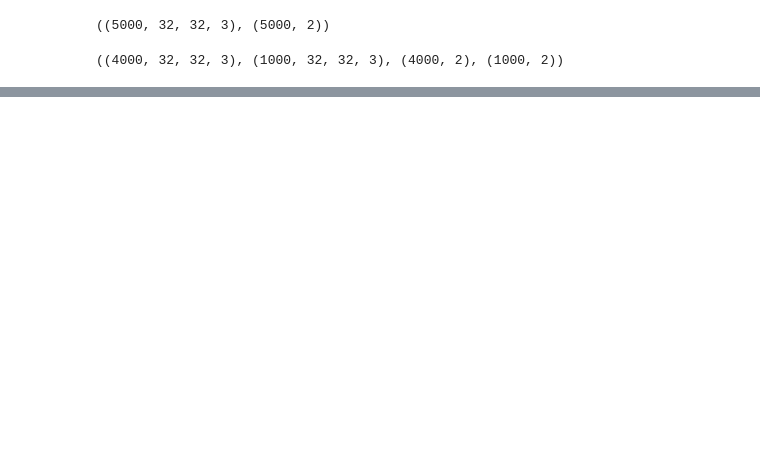
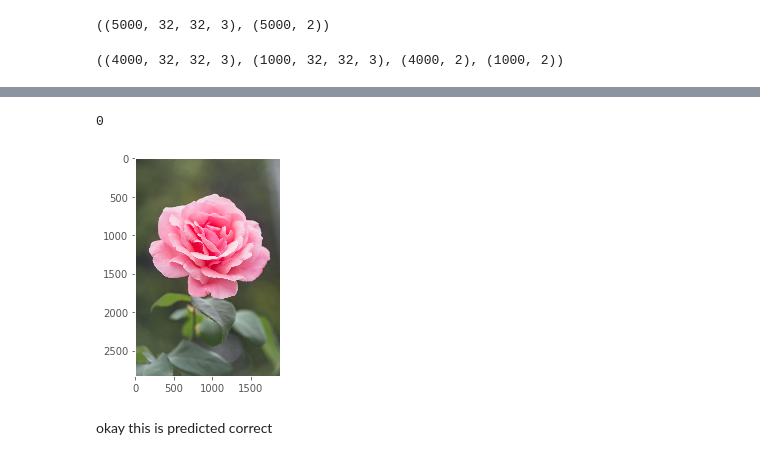
Before and after one commit to Xnsam/machine_learning_prax, a Jupyter notebook: transfer_learning_food_classification_feature_extraction.ipynb, the cells around one changed output, grey strips where cells are left out. Cells and saved outputs as stored; diff of their text form; code cells hidden in the pictures; blank space fills up the shorter version.

```diff
--- a/transfer_learning_food_classification_feature_extraction.ipynb
+++ b/transfer_learning_food_classification_feature_extraction.ipynb
@@ -508,0 +777,10 @@ def custom_model():
+# %%
+np.argmax(net.predict(test_img('test2.jpeg')))
+# %% [output]
+0
+# %%
+plot_img('test2.jpeg')
+# %% [output]
+[figure, added]
+# %% [markdown]
+okay this is predicted correct
```
Also changed, not shown: parts of 40 cells of this notebook.
